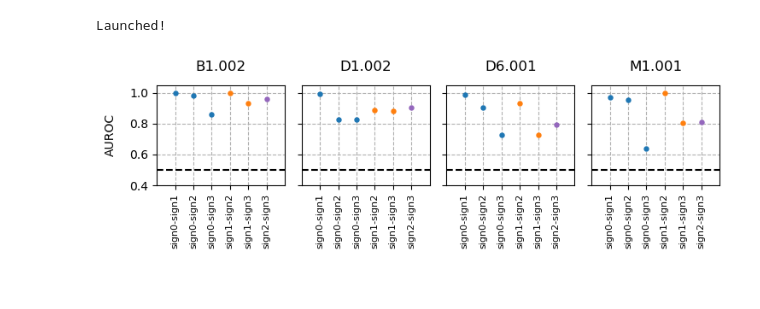
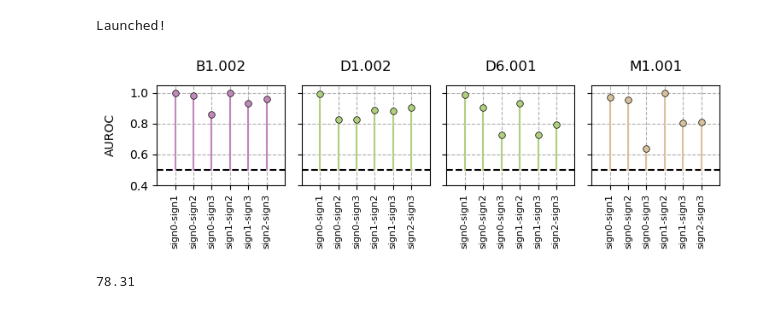
Before and after one commit to sbnb-irb/CC-protocols, a Jupyter notebook: notebooks/other/Rebuttal_RECAPITULATION_4NEW.ipynb, the cells around one changed output. Cells and saved outputs as stored; diff of their text form; code cells hidden in the pictures.

```diff
--- a/notebooks/other/Rebuttal_RECAPITULATION_4NEW.ipynb
+++ b/notebooks/other/Rebuttal_RECAPITULATION_4NEW.ipynb
@@ -134,38 +134,45 @@ spaces = ['B1.002', 'D1.002', 'D6.001', 'M1.001']
 
 combinations = ["sign0-sign1", "sign0-sign2", "sign0-sign3", "sign1-sign2", "sign1-sign3", "sign2-sign3"]
 sign_to_color = {'sign0': 'tab:blue', 'sign1': 'tab:orange', 'sign2': 'tab:purple', 'sign3': 'tab:red'}
+space_to_color = {'B1.002': "#c189b9", 'D1.002': "#b0cf7f", 'D6.001': "#b0cf7f", 'M1.001': "#d9c19d"}
 
 # Plot the figure
 fig, ax = plt.subplots(1, 4, figsize=(7.5, 2.5), sharex=True, sharey=True)
 
 for c, space in enumerate(spaces):
 
     # Adjust limits
     ax[c].set_ylim([0.4, 1.05])
     ax[c].plot([-1, len(combinations)], [0.5, 0.5], color='k', linestyle='--')
     ax[c].grid(linestyle='--')
     ax[c].set_title(space, pad=12)
     ax[c].set_xticks([i for i in range(len(combinations))])
     ax[c].set_xticklabels(combinations, rotation=90, size=8)
     ax[c].set_xlim([-1, len(combinations)])
 
     # Load data
     path_to_file = os.path.join(PATH_TO_AUROCS, space + ".tsv")
     if os.path.exists(path_to_file) == True:
         data = pd.read_csv(path_to_file, sep='\t')
 
         # Plot results
         for count, combi in enumerate(combinations):
             aurocs = data[data["Combination"] == combi]['AUROC'].tolist()
-            ax[c].scatter([count], np.mean(aurocs), color=sign_to_color[combi.split("-")[0]], s=13, zorder=2)
-            ax[c].plot([count, count], [np.min(aurocs), np.max(aurocs)], c=sign_to_color[combi.split("-")[0]])
+            ax[c].plot([count, count], [0.5, np.max(aurocs)], c=space_to_color[space])
+            ax[c].plot([count, count], [np.min(aurocs), np.max(aurocs)], c="k")
+            ax[c].scatter([count], np.mean(aurocs), color=space_to_color[space], s=30, zorder=2, ec='k', lw=0.5)
+
 
     # Y axis
     if c == 0:
         ax[c].set_ylabel("AUROC", labelpad=11)
 
 plt.tight_layout()
 plt.savefig(os.path.join(PATH_TO_OUTPUT, 'cc_recap_4NEW.png'), dpi=300)
 plt.show()
 # %% [output]
-[figure, old version]
+[figure, new version]
+# %%
+6.75 + 5.10 + 17.11 +27.21 + 1.22 + 1.88 + 19.04
+# %% [output]
+78.31
```
